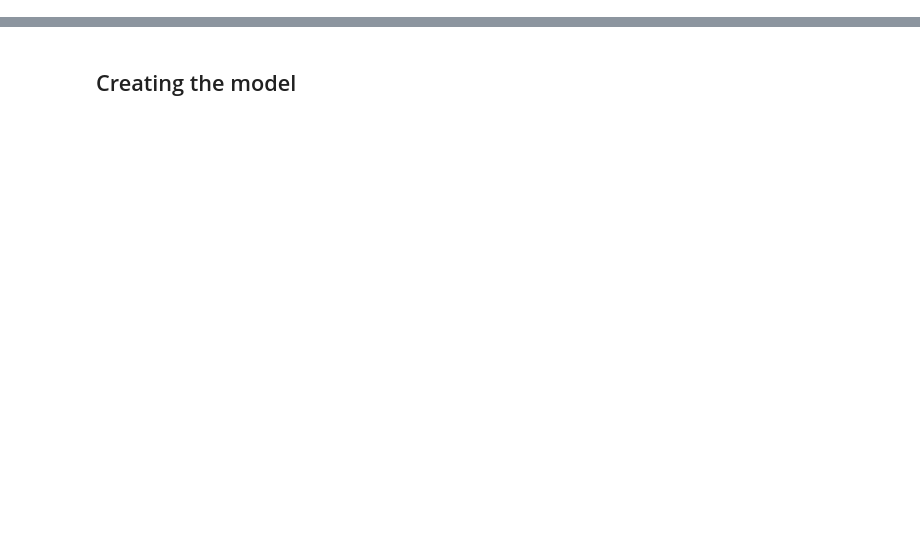
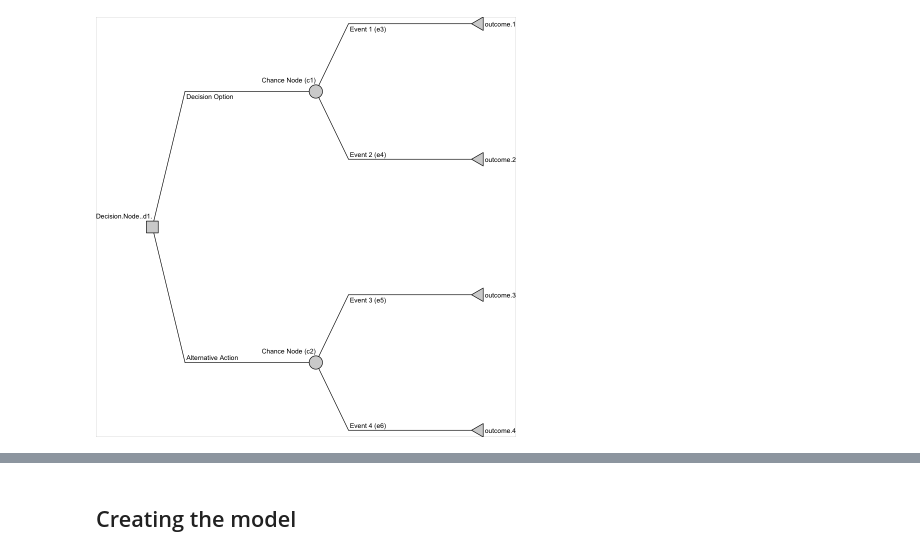
Before and after one commit to tomasaragon/di4h, a Jupyter notebook: notebooks/Petitti_2000_isbn_9780195133646_ch02/Petitti_2000_isbn_9780195133646_ch02_R.ipynb, the cells around one changed output, grey strips where cells are left out. Saved outputs shown, nothing was run; the diff lists cells and outputs as text; code cells hidden in the pictures; blank space fills up the shorter version.

```diff
--- a/notebooks/Petitti_2000_isbn_9780195133646_ch02/Petitti_2000_isbn_9780195133646_ch02_R.ipynb
+++ b/notebooks/Petitti_2000_isbn_9780195133646_ch02/Petitti_2000_isbn_9780195133646_ch02_R.ipynb
@@ -7,3 +20,39 @@
+# %%
+
+# terminal nodes
+t1 = LeafNode$new("outcome 1")
+t2 = LeafNode$new("outcome 2")
+t3 = LeafNode$new("outcome 3")
+t4 = LeafNode$new("outcome 4")
+
+# chance nodes
+c1 = ChanceNode$new("Chance Node (c1)")
+c2 = ChanceNode$new("Chance Node (c2)")
+
+# decision node
+d1 = DecisionNode$new("Decision Node (d1)")
+
+# edges
+e1 = Action$new(d1, c1, label = "Decision Option")
+e2 = Action$new(d1, c2, label = "Alternative Action")
+e3 = Reaction$new(c1, t1, label = "Event 1 (e3)")
+e4 = Reaction$new(c1, t2, label = "Event 2 (e4)")
+e5 = Reaction$new(c2, t3, label = "Event 3 (e5)")
+e6 = Reaction$new(c2, t4, label = "Event 4 (e6)")
+
+# create lists of nodes and edges
+V <- list(
+  d1, c1, c2, t1, t2, t3, t4
+)
+E <- list(
+  e1, e2, e3, e4, e5, e6
+)
+# %%
+# tree
+dt = DecisionTree$new(V, E)
+dt$draw(border = TRUE)
+# %% [output]
+[figure, added]
 # %% [markdown]
 <img src="Petitti_2000_isbn_9780195133646_ch02_fig2-2.png" width="400" alt="Petitti 2000 Figure 2-2"/>
 # %% [markdown]
```
Also changed, not shown: parts of 3 cells of this notebook, 7 other files.
